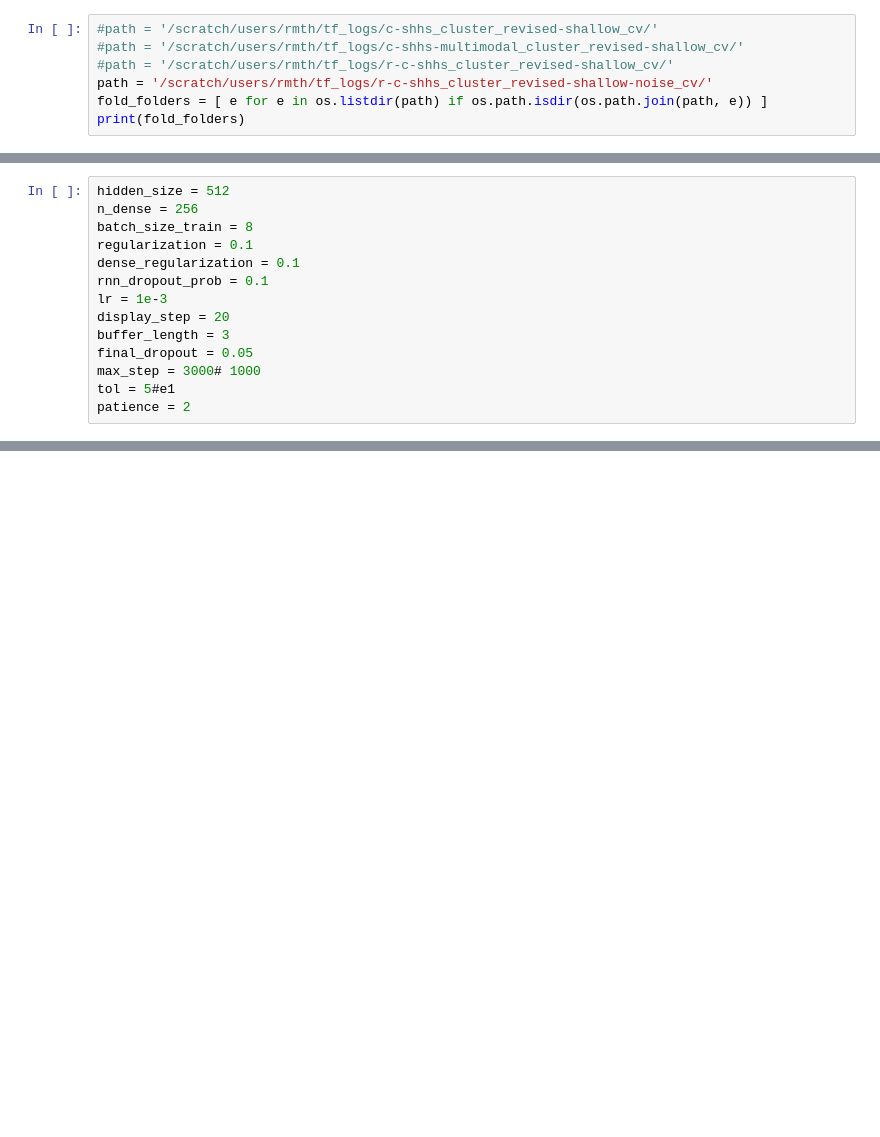
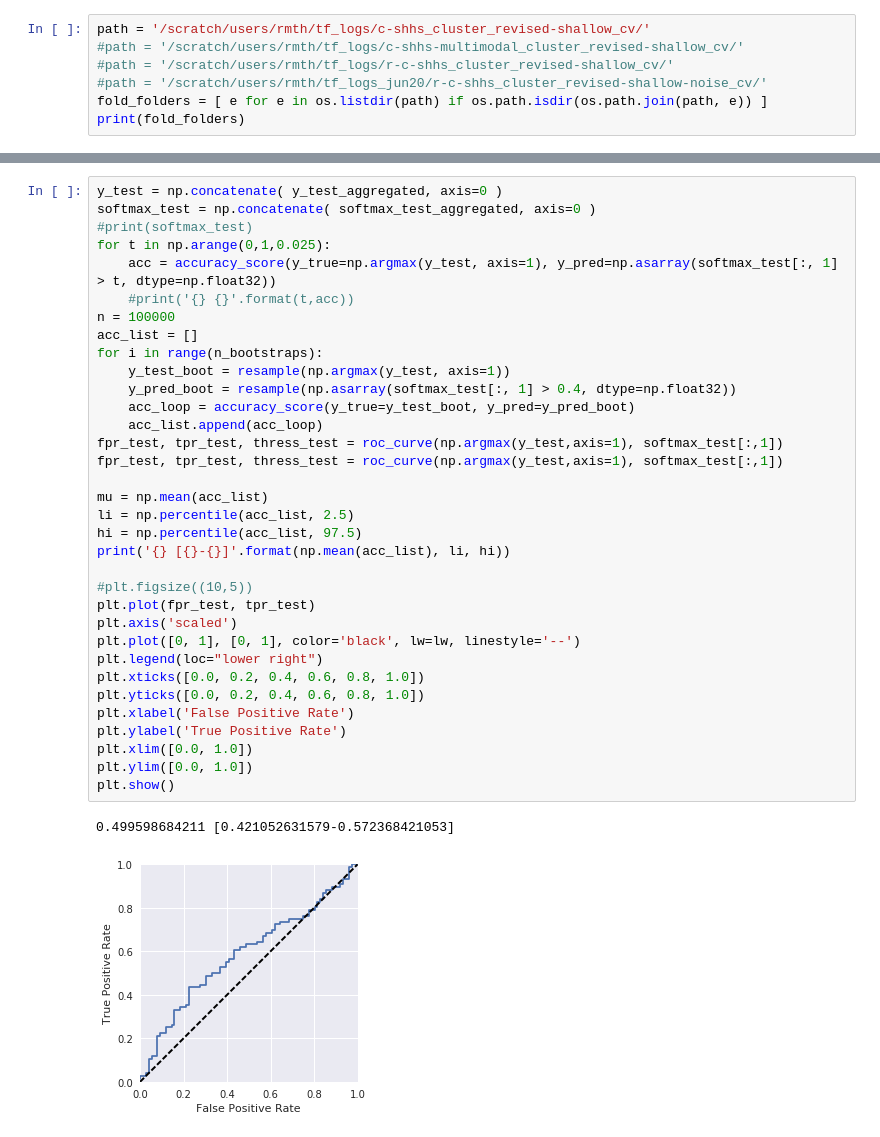
Before and after one commit to Stanford-STAGES/stroke-deep-learning, a Jupyter notebook: Evaluation Features.ipynb, the cells around one changed output, grey strips where cells are left out. Drawn from its saved outputs; the diff is of its cells as text; blank space fills up the shorter version.

```diff
--- a/Evaluation Features.ipynb
+++ b/Evaluation Features.ipynb
@@ -17,7 +22,7 @@ sns.set()
 # %%
-#path = '/scratch/users/rmth/tf_logs/c-shhs_cluster_revised-shallow_cv/'
+path = '/scratch/users/rmth/tf_logs/c-shhs_cluster_revised-shallow_cv/'
 #path = '/scratch/users/rmth/tf_logs/c-shhs-multimodal_cluster_revised-shallow_cv/'
 #path = '/scratch/users/rmth/tf_logs/r-c-shhs_cluster_revised-shallow_cv/'
-path = '/scratch/users/rmth/tf_logs/r-c-shhs_cluster_revised-shallow-noise_cv/'
+#path = '/scratch/users/rmth/tf_logs_jun20/r-c-shhs_cluster_revised-shallow-noise_cv/'
 fold_folders = [ e for e in os.listdir(path) if os.path.isdir(os.path.join(path, e)) ]
 print(fold_folders)
@@ -121,14 +147,0 @@ patience = 2
-# %%
-hidden_size = 512
-n_dense = 256
-batch_size_train = 8
-regularization = 0.1
-dense_regularization = 0.1
-rnn_dropout_prob = 0.1
-lr = 1e-3
-display_step = 20
-buffer_length = 3
-final_dropout = 0.05
-max_step = 3000# 1000
-tol = 5#e1
-patience = 2
@@ -516,0 +645,37 @@ print('Test spec: {:.3} (CI: [{:.3}-{:.3}] +/- {:.3})'.format(spec_mean, spec_me
+# %%
+y_test = np.concatenate( y_test_aggregated, axis=0 )
+softmax_test = np.concatenate( softmax_test_aggregated, axis=0 )
+#print(softmax_test)
+for t in np.arange(0,1,0.025):
+    acc = accuracy_score(y_true=np.argmax(y_test, axis=1), y_pred=np.asarray(softmax_test[:, 1] > t, dtype=np.float32))
+    #print('{} {}'.format(t,acc))
+n = 100000
+acc_list = []
+for i in range(n_bootstraps):
+    y_test_boot = resample(np.argmax(y_test, axis=1))
+    y_pred_boot = resample(np.asarray(softmax_test[:, 1] > 0.4, dtype=np.float32))
+    acc_loop = accuracy_score(y_true=y_test_boot, y_pred=y_pred_boot)
+    acc_list.append(acc_loop)
+fpr_test, tpr_test, thress_test = roc_curve(np.argmax(y_test,axis=1), softmax_test[:,1])
+fpr_test, tpr_test, thress_test = roc_curve(np.argmax(y_test,axis=1), softmax_test[:,1])
+
+mu = np.mean(acc_list)
+li = np.percentile(acc_list, 2.5)
+hi = np.percentile(acc_list, 97.5)
+print('{} [{}-{}]'.format(np.mean(acc_list), li, hi))
+
+#plt.figsize((10,5))
+plt.plot(fpr_test, tpr_test)
+plt.axis('scaled')
+plt.plot([0, 1], [0, 1], color='black', lw=lw, linestyle='--')
+plt.legend(loc="lower right")
+plt.xticks([0.0, 0.2, 0.4, 0.6, 0.8, 1.0])
+plt.yticks([0.0, 0.2, 0.4, 0.6, 0.8, 1.0])
+plt.xlabel('False Positive Rate')
+plt.ylabel('True Positive Rate')
+plt.xlim([0.0, 1.0])
+plt.ylim([0.0, 1.0])
+plt.show()
+# %% [output]
+0.499598684211 [0.421052631579-0.572368421053]
+[figure, added]
```
Also changed, not shown: parts of 19 cells of this notebook, 1 other file.
